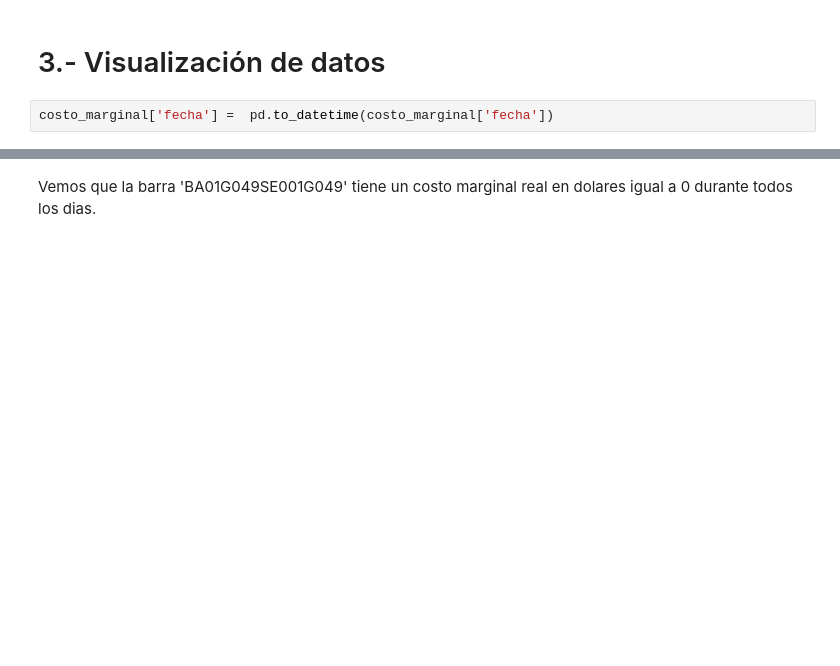
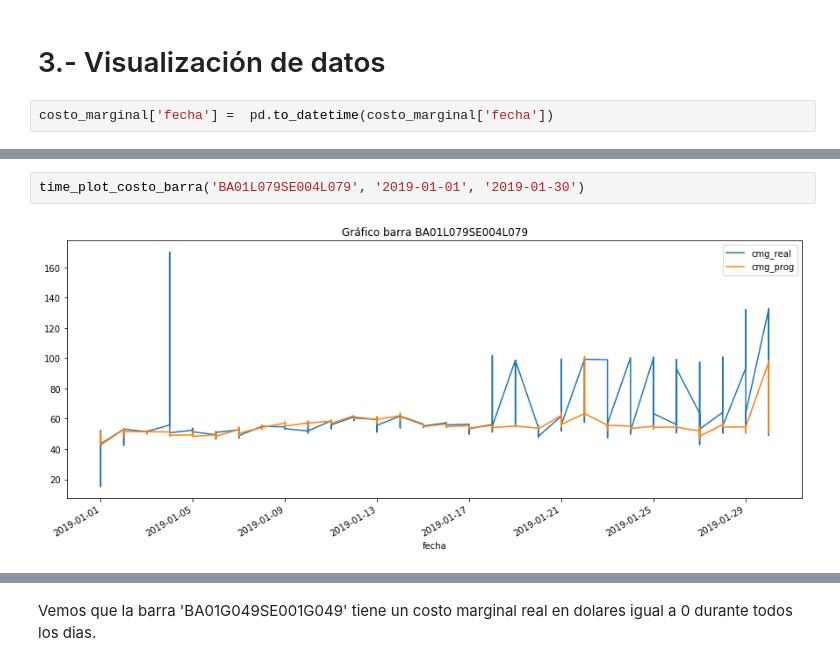
Before and after one commit to xaerincl/Spike-Energia, a Jupyter notebook: Desafio.ipynb, the cells around one changed output, grey strips where cells are left out. Drawn from its saved outputs; the diff is of its cells as text; blank space fills up the shorter version.

```diff
--- a/Desafio.ipynb
+++ b/Desafio.ipynb
@@ -283,0 +306,4 @@ time_plot_costo_barra('BA01T018SE001T018', '2019-03-01', '2019-05-15')
+# %%
+time_plot_costo_barra('BA01L079SE004L079', '2019-01-01', '2019-01-30')
+# %% [output]
+[figure, added]
```
Also changed, not shown: parts of 107 cells of this notebook.
